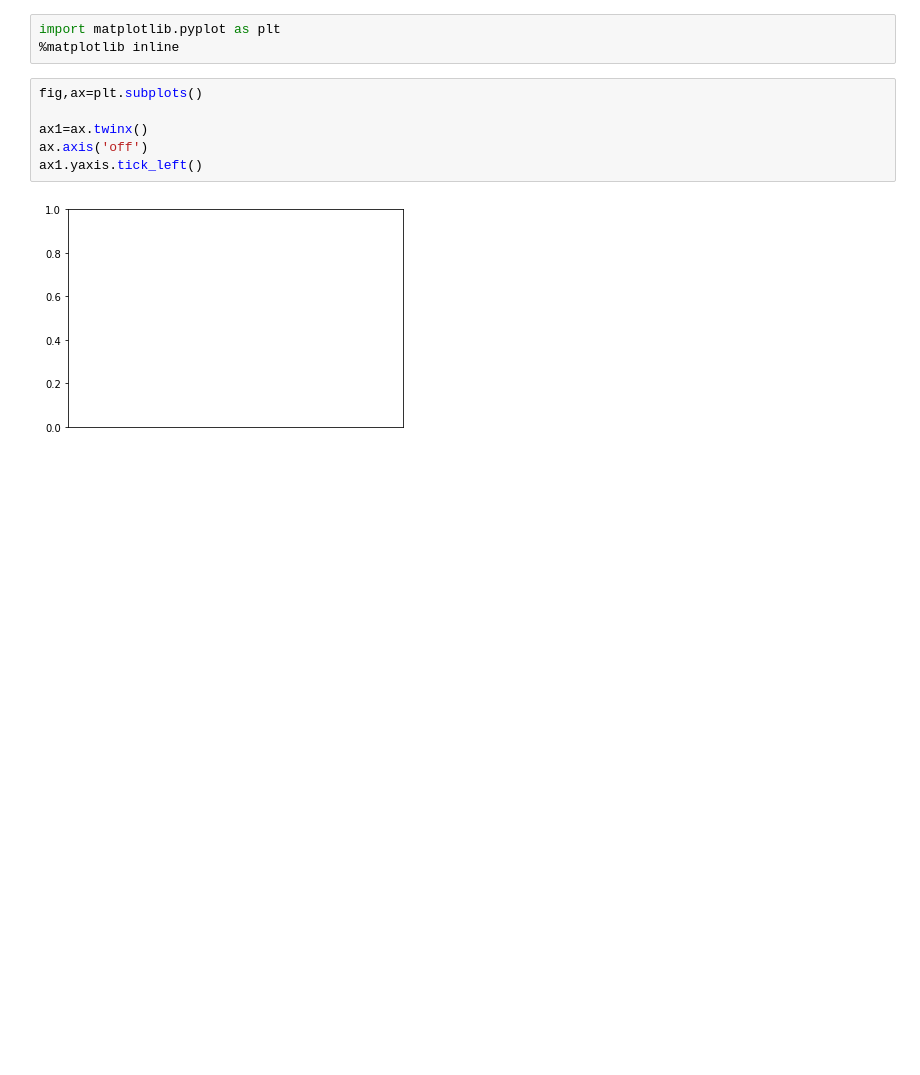
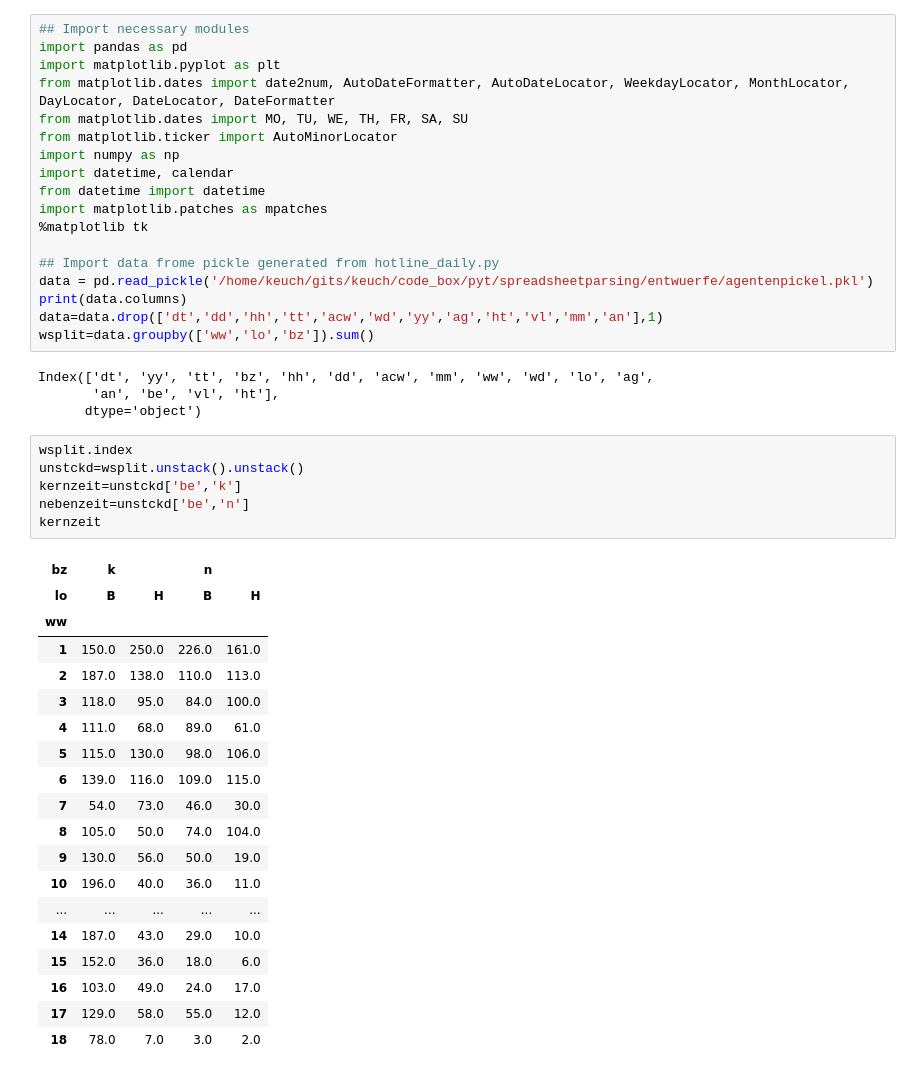
Before and after one commit to gestos/keuch, a Jupyter notebook: code_box/pyt/spreadsheetparsing/entwuerfe/Untitled.ipynb, the cells around one changed output. Cells and saved outputs as stored; diff of their text form; blank space fills up the shorter version.

```diff
--- a/code_box/pyt/spreadsheetparsing/entwuerfe/Untitled.ipynb
+++ b/code_box/pyt/spreadsheetparsing/entwuerfe/Untitled.ipynb
@@ -1,11 +1,48 @@
-# %%
-import matplotlib.pyplot as plt
-%matplotlib inline
-# %%
-fig,ax=plt.subplots()
-
-ax1=ax.twinx()
-ax.axis('off')
-ax1.yaxis.tick_left()
-# %% [output]
-[figure, removed]
+# %%
+## Import necessary modules
+import pandas as pd
+import matplotlib.pyplot as plt
+from matplotlib.dates import date2num, AutoDateFormatter, AutoDateLocator, WeekdayLocator, MonthLocator, DayLocator, DateLocator, DateFormatter
+from matplotlib.dates import MO, TU, WE, TH, FR, SA, SU
+from matplotlib.ticker import AutoMinorLocator
+import numpy as np
+import datetime, calendar
+from datetime import datetime
+import matplotlib.patches as mpatches
+%matplotlib tk
+
+## Import data frome pickle generated from hotline_daily.py
+data = pd.read_pickle('/home/keuch/gits/keuch/code_box/pyt/spreadsheetparsing/entwuerfe/agentenpickel.pkl')
+print(data.columns)
+data=data.drop(['dt','dd','hh','tt','acw','wd','yy','ag','ht','vl','mm','an'],1)
+wsplit=data.groupby(['ww','lo','bz']).sum()
+# %% [output]
+Index(['dt', 'yy', 'tt', 'bz', 'hh', 'dd', 'acw', 'mm', 'ww', 'wd', 'lo', 'ag',
+       'an', 'be', 'vl', 'ht'],
+      dtype='object')
+# %%
+wsplit.index
+unstckd=wsplit.unstack().unstack()
+kernzeit=unstckd['be','k']
+nebenzeit=unstckd['be','n']
+kernzeit
+# %% [output]
+| bz | k |  | n |  |
+| lo | B | H | B | H |
+| ww |  |  |  |  |
+| 1 | 150.0 | 250.0 | 226.0 | 161.0 |
+| 2 | 187.0 | 138.0 | 110.0 | 113.0 |
+| 3 | 118.0 | 95.0 | 84.0 | 100.0 |
+| 4 | 111.0 | 68.0 | 89.0 | 61.0 |
+| 5 | 115.0 | 130.0 | 98.0 | 106.0 |
+| 6 | 139.0 | 116.0 | 109.0 | 115.0 |
+| 7 | 54.0 | 73.0 | 46.0 | 30.0 |
+| 8 | 105.0 | 50.0 | 74.0 | 104.0 |
+| 9 | 130.0 | 56.0 | 50.0 | 19.0 |
+| 10 | 196.0 | 40.0 | 36.0 | 11.0 |
+| ... | ... | ... | ... | ... |
+| 14 | 187.0 | 43.0 | 29.0 | 10.0 |
+| 15 | 152.0 | 36.0 | 18.0 | 6.0 |
+| 16 | 103.0 | 49.0 | 24.0 | 17.0 |
+| 17 | 129.0 | 58.0 | 55.0 | 12.0 |
+| 18 | 78.0 | 7.0 | 3.0 | 2.0 |
```
Also changed, not shown: parts of 1 cell of this notebook, 7 other files.
